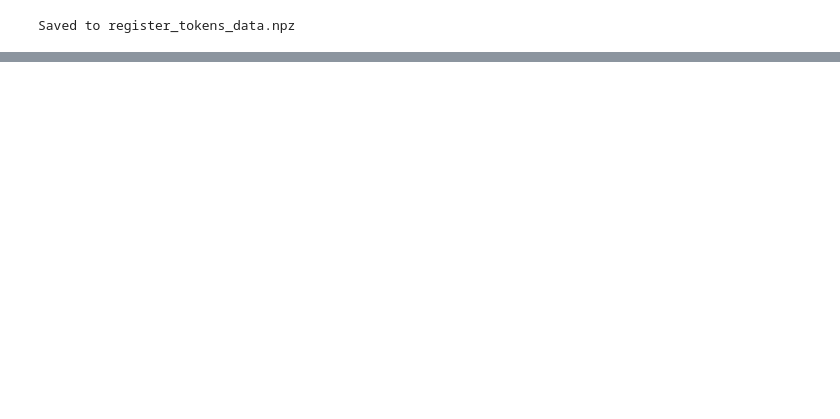
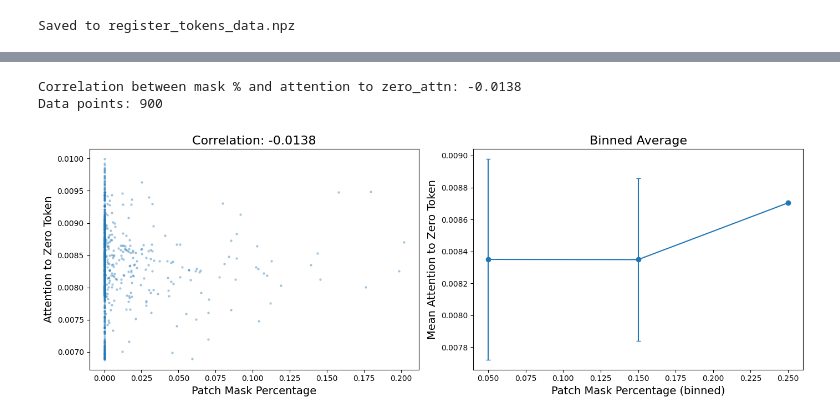
Before and after one commit to tidiane-camaret/ic_segmentation, a Jupyter notebook: results/register_tokens.ipynb, the cells around one changed output, grey strips where cells are left out. Drawn from its saved outputs; the diff is of its cells as text; code cells hidden in the pictures; blank space fills up the shorter version.

```diff
--- a/results/register_tokens.ipynb
+++ b/results/register_tokens.ipynb
@@ -272,0 +503,72 @@ plt.show()
+# %%
+# Analyze correlation between patch mask percentage and attention to zero_attn
+# The zero_attn token is the LAST column in attention weights
+
+zero_attn_data = []  # (mask_pct, attn_to_zero) pairs
+
+for case_name in case_names[:100]:  # Sample first 100 cases for speed
+    case_dir = results_dir / case_name
+
+    # Find attention weights and mask percentages
+    for level in range(5):
+        attn_file = case_dir / f"level{level}_layer0_attn_weights.npy"
+        mask_pct_file = case_dir / f"level{level}_patch_mask_pct.npy"
+
+        if attn_file.exists() and mask_pct_file.exists():
+            attn = np.load(attn_file)  # [H, K, K+1] - last col is zero_attn
+            mask_pct = np.load(mask_pct_file)  # [K]
+
+            # Average attention to zero_attn across heads
+            attn_to_zero = attn[:, :, -1].mean(axis=0)  # [K]
+
+            for k in range(len(mask_pct)):
+                zero_attn_data.append((mask_pct[k], attn_to_zero[k]))
+            break  # Only use first level found
+
+if zero_attn_data:
+    zero_attn_data = np.array(zero_attn_data)
+    mask_pcts = zero_attn_data[:, 0]
+    attn_to_zero = zero_attn_data[:, 1]
+
+    # Compute correlation
+    corr = np.corrcoef(mask_pcts, attn_to_zero)[0, 1]
+    print(f"Correlation between mask % and attention to zero_attn: {corr:.4f}")
+    print(f"Data points: {len(zero_attn_data)}")
+
+    # Plot
+    fig, axes = plt.subplots(1, 2, figsize=(14, 5))
+
+    # Scatter plot
+    axes[0].scatter(mask_pcts, attn_to_zero, alpha=0.3, s=5)
+    axes[0].set_xlabel('Patch Mask Percentage', fontsize=14)
+    axes[0].set_ylabel('Attention to Zero Token', fontsize=14)
+    axes[0].set_title(f'Correlation: {corr:.4f}', fontsize=16)
+
+    # Binned average
+    bins = np.linspace(0, 1, 11)
+    bin_centers = (bins[:-1] + bins[1:]) / 2
+    bin_means = []
+    bin_stds = []
+    for i in range(len(bins) - 1):
+        mask = (mask_pcts >= bins[i]) & (mask_pcts < bins[i+1])
+        if mask.sum() > 0:
+            bin_means.append(attn_to_zero[mask].mean())
+            bin_stds.append(attn_to_zero[mask].std())
+        else:
+            bin_means.append(np.nan)
+            bin_stds.append(np.nan)
+
+    axes[1].errorbar(bin_centers, bin_means, yerr=bin_stds, fmt='o-', capsize=3)
+    axes[1].set_xlabel('Patch Mask Percentage (binned)', fontsize=14)
+    axes[1].set_ylabel('Mean Attention to Zero Token', fontsize=14)
+    axes[1].set_title('Binned Average', fontsize=16)
+
+    plt.tight_layout()
+    plt.show()
+else:
+    print("No attention weight or mask percentage files found.")
+    print("Run eval with logging.save_register_tokens=true first.")
+# %% [output]
+Correlation between mask % and attention to zero_attn: -0.0138
+Data points: 900
+[figure, added]
```
Also changed, not shown: parts of 15 cells of this notebook, 10 other files.
